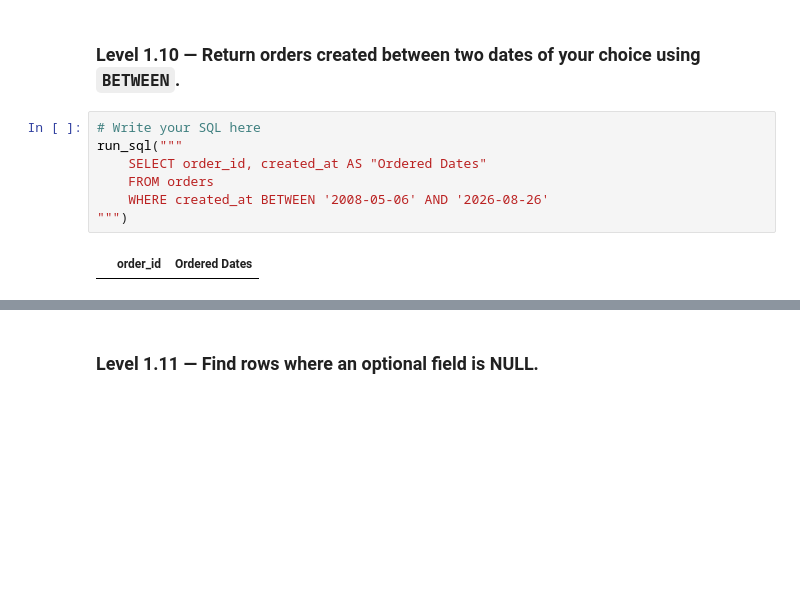
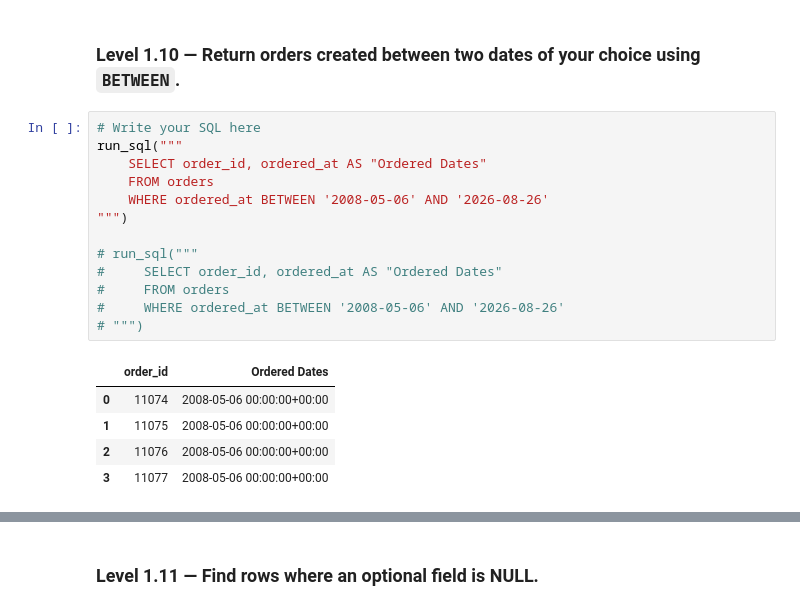
Before and after one commit to Thomasayanfeoluwa/E-Commerce-Analytics-Engineering-System, a Jupyter notebook: notebooks/01_sql_practice.ipynb, the cells around one changed output, grey strips where cells are left out. Cells and saved outputs as stored; diff of their text form; blank space fills up the shorter version.

```diff
--- a/notebooks/01_sql_practice.ipynb
+++ b/notebooks/01_sql_practice.ipynb
@@ -286,9 +286,19 @@ run_sql("""
 # %%
 # Write your SQL here
 run_sql("""
-    SELECT order_id, created_at AS "Ordered Dates"
+    SELECT order_id, ordered_at AS "Ordered Dates"
     FROM orders
-    WHERE created_at BETWEEN '2008-05-06' AND '2026-08-26'
+    WHERE ordered_at BETWEEN '2008-05-06' AND '2026-08-26'
 """)
+
+# run_sql("""
+#     SELECT order_id, ordered_at AS "Ordered Dates"
+#     FROM orders
+#     WHERE ordered_at BETWEEN '2008-05-06' AND '2026-08-26'
+# """)
 # %% [output]
 |  | order_id | Ordered Dates |
+| 0 | 11074 | 2008-05-06 00:00:00+00:00 |
+| 1 | 11075 | 2008-05-06 00:00:00+00:00 |
+| 2 | 11076 | 2008-05-06 00:00:00+00:00 |
+| 3 | 11077 | 2008-05-06 00:00:00+00:00 |
```
Also changed, not shown: parts of 1 cell of this notebook.
